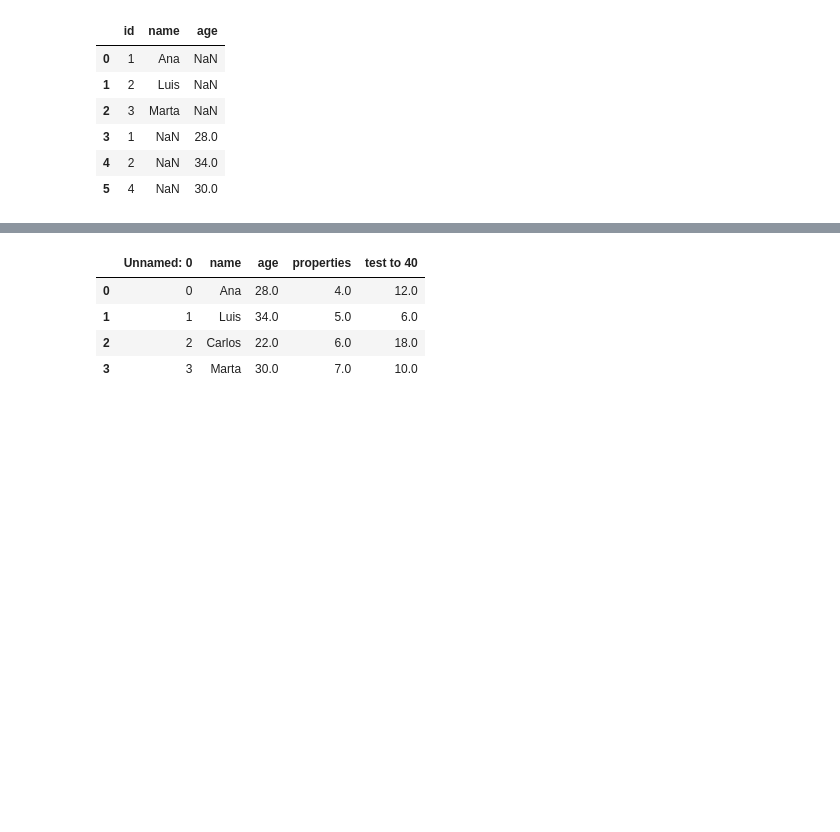
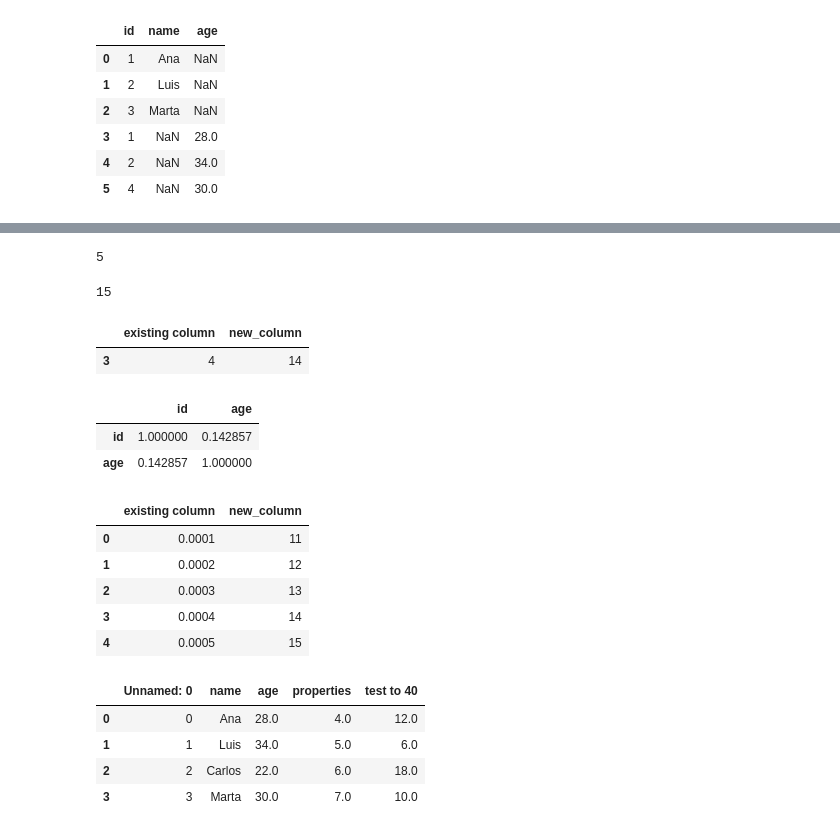
Before and after one commit to VforVitorio/2025_NLP_digital_portfolio, a Jupyter notebook: S01/S01_exercises.ipynb, the cells around one changed output, grey strips where cells are left out. Saved outputs shown, nothing was run; the diff lists cells and outputs as text; code cells hidden in the pictures; blank space fills up the shorter version.

```diff
--- a/S01/S01_exercises.ipynb
+++ b/S01/S01_exercises.ipynb
@@ -820,13 +820,49 @@ display(df)
 # %%
 # 12. Write a program to count the unique values in a specific column of a DataFrame.
+
+df["new_column"].nunique()
+# %% [output]
+5
 # %%
 # 13. Write a program to find the maximum value in a specific column of a DataFrame.
+
+df["new_column"].max()
+# %% [output]
+15
 # %%
 # 14. Write a program to filter a DataFrame based on multiple conditions.
+
+filter = (df["existing column"] > 3) & (df["new_column"] < 15)
+
+
+
+filtered_df = df[filter]
+
+display(filtered_df)
+# %% [output]
+|  | existing column | new_column |
+| 3 | 4 | 14 |
 # %%
 # 15. Write a program to calculate the correlation matrix of a DataFrame.
+
+df2.corr()
+# %% [output]
+|  | id | age |
+| id | 1.000000 | 0.142857 |
+| age | 0.142857 | 1.000000 |
 # %%
 # 16. Write a program to apply a lambda function to every element of a column in a DataFrame.
+
+df["existing column"] = df["existing column"].apply(lambda x : np.sum(x)/100)
+
+df.head()
+# %% [output]
+|  | existing column | new_column |
+| 0 | 0.0001 | 11 |
+| 1 | 0.0002 | 12 |
+| 2 | 0.0003 | 13 |
+| 3 | 0.0004 | 14 |
+| 4 | 0.0005 | 15 |
 # %%
 # 17. Write a program to drop duplicate rows from a DataFrame.
 # %%
```
Also changed, not shown: parts of 1 cell of this notebook.
